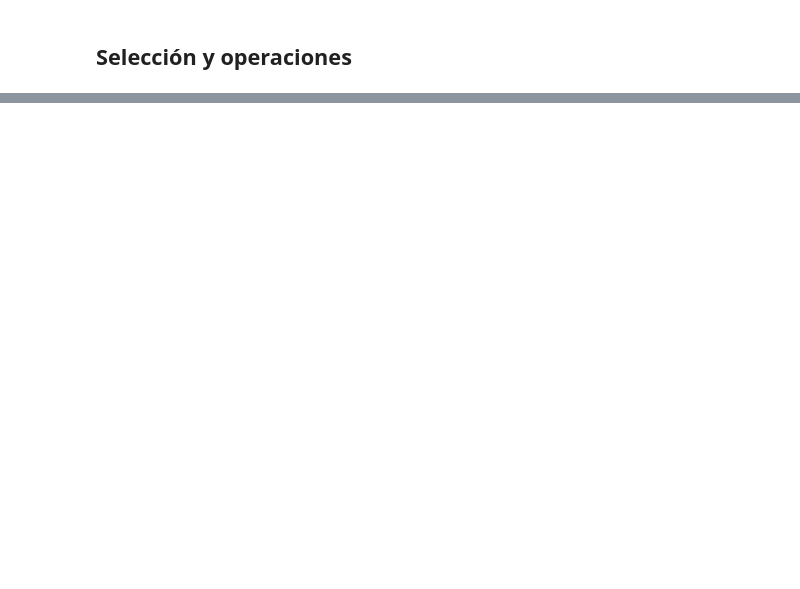
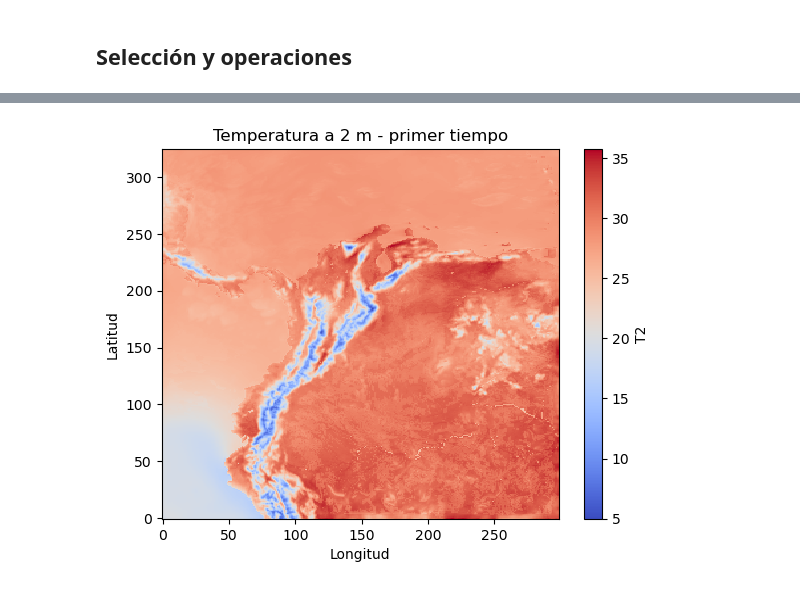
Before and after one commit to jpantojac/wrf-course, a Jupyter notebook: notebooks/03_xarray_netcdf.ipynb, the cells around one changed output, grey strips where cells are left out. Drawn from its saved outputs; the diff is of its cells as text; code cells hidden in the pictures; blank space fills up the shorter version.

```diff
--- a/notebooks/03_xarray_netcdf.ipynb
+++ b/notebooks/03_xarray_netcdf.ipynb
@@ -30,0 +76,24 @@ print('Valor en celda central (K):', float(val))
+# %%
+import xarray as xr
+
+# Abrir un archivo NetCDF local (ejemplo 'wrfout_d01_2025-11-01.nc')
+ds = xr.open_dataset("../data/wrfout_d01_2025-11-12_17-00-00")
+
+# Mostrar estructura general del dataset: variables, dimensiones y coordenadas
+print(ds)
+
+# Mostrar la lista de variables disponibles
+print("Variables en el dataset:", list(ds.data_vars))
+
+# Inspeccionar las dimensiones del dataset
+print("Dimensiones:", ds.dims)
+
+# Consultar coordenadas (valores que etiquetan eje temporal, espacial, etc.)
+print("Coordenadas:", ds.coords)
+
+# Extraer un DataArray de temperatura a 2 metros (variable "T2")
+t2 = ds["T2"]
+print(t2)
+
+# Mostrar metadatos de la variable T2
+print("Atributos de T2:", t2.attrs)
@@ -30,0 +118,17 @@ print('Valor en celda central (K):', float(val))
+# %%
+import matplotlib.pyplot as plt
+
+# Convertir T2 de Kelvin a Celsius para interpretar mejor
+t2_c = t2 - 273.15
+
+# Seleccionar la primer instante temporal, para graficar un mapa espacial
+t2_c_0 = t2_c.isel(Time=0)
+
+# Graficar mapa de temperatura a 2 metros
+t2_c_0.plot(cmap="coolwarm")
+plt.title("Temperatura a 2 m - primer tiempo")
+plt.xlabel("Longitud")
+plt.ylabel("Latitud")
+plt.show()
+# %% [output]
+[figure, added]
```
Also changed, not shown: parts of 15 cells of this notebook, 5 other files.
